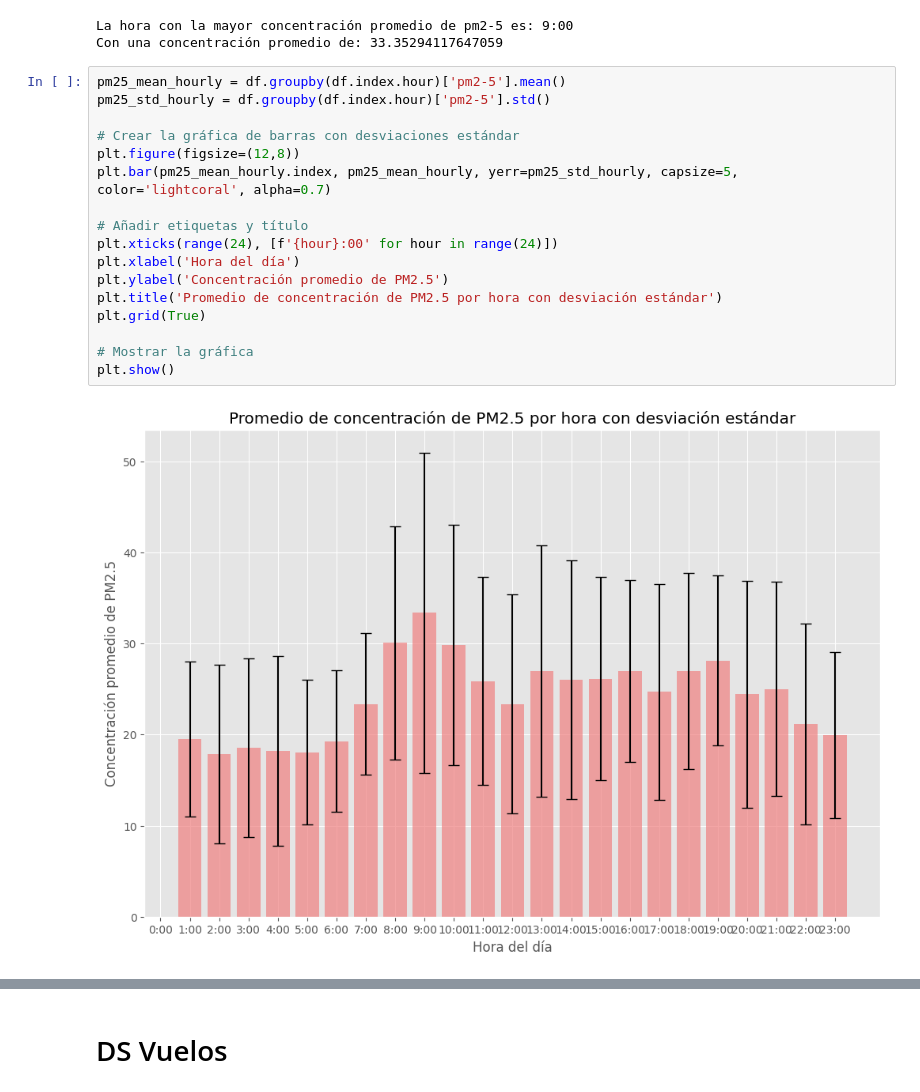
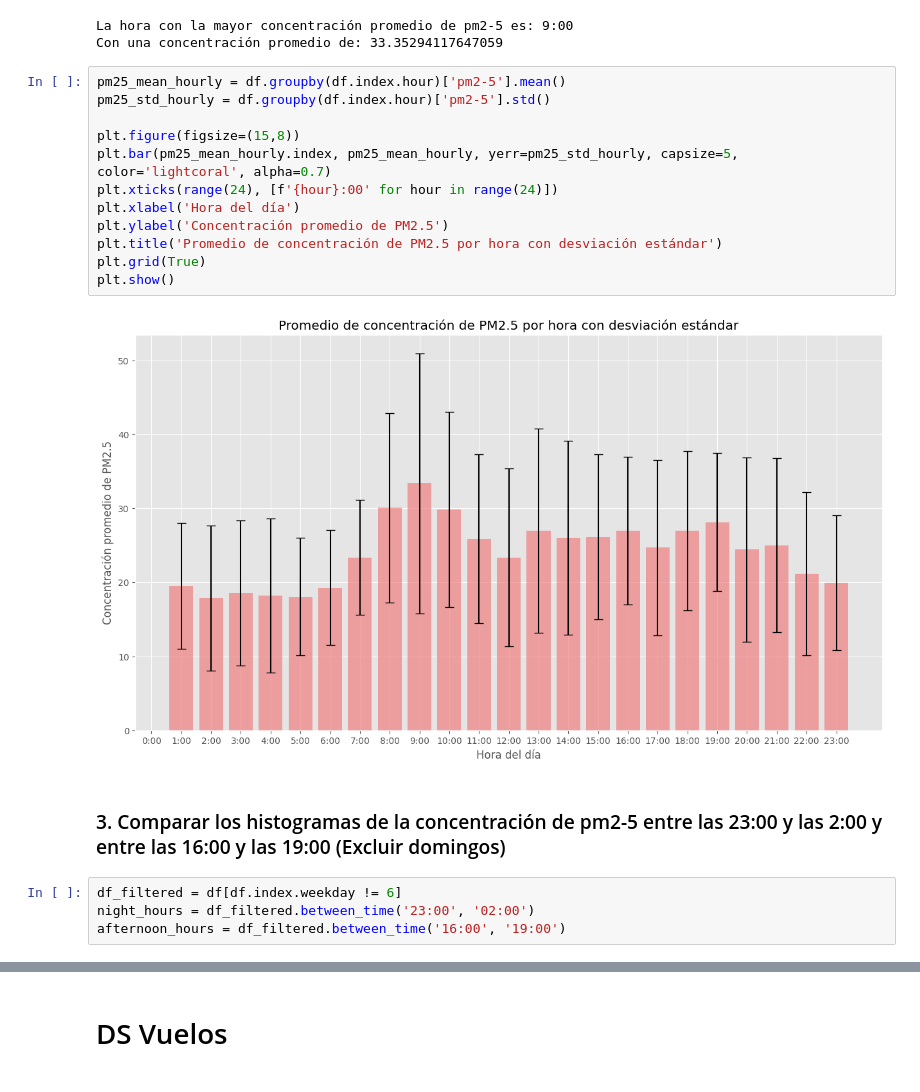
Before and after one commit to ChiaraVL/VidaArtificial, a Jupyter notebook: Datetime.ipynb, the cells around one changed output, grey strips where cells are left out. Drawn from its saved outputs; the diff is of its cells as text.

```diff
--- a/Datetime.ipynb
+++ b/Datetime.ipynb
@@ -192,19 +193,20 @@ Con una concentración promedio de: 33.35294117647059
 # %%
 pm25_mean_hourly = df.groupby(df.index.hour)['pm2-5'].mean()
 pm25_std_hourly = df.groupby(df.index.hour)['pm2-5'].std()
 
-# Crear la gráfica de barras con desviaciones estándar
-plt.figure(figsize=(12,8))
+plt.figure(figsize=(15,8))
 plt.bar(pm25_mean_hourly.index, pm25_mean_hourly, yerr=pm25_std_hourly, capsize=5, color='lightcoral', alpha=0.7)
-
-# Añadir etiquetas y título
 plt.xticks(range(24), [f'{hour}:00' for hour in range(24)])
 plt.xlabel('Hora del día')
 plt.ylabel('Concentración promedio de PM2.5')
 plt.title('Promedio de concentración de PM2.5 por hora con desviación estándar')
 plt.grid(True)
-
-# Mostrar la gráfica
 plt.show()
 # %% [output]
-[figure, old version]
+[figure, new version]
+# %% [markdown]
+### 3. Comparar los histogramas de la concentración de pm2-5 entre las 23:00 y las 2:00 y entre las 16:00 y las 19:00 (Excluir domingos)
+# %%
+df_filtered = df[df.index.weekday != 6]
+night_hours = df_filtered.between_time('23:00', '02:00')
+afternoon_hours = df_filtered.between_time('16:00', '19:00')
```
Also changed, not shown: parts of 6 cells of this notebook.
